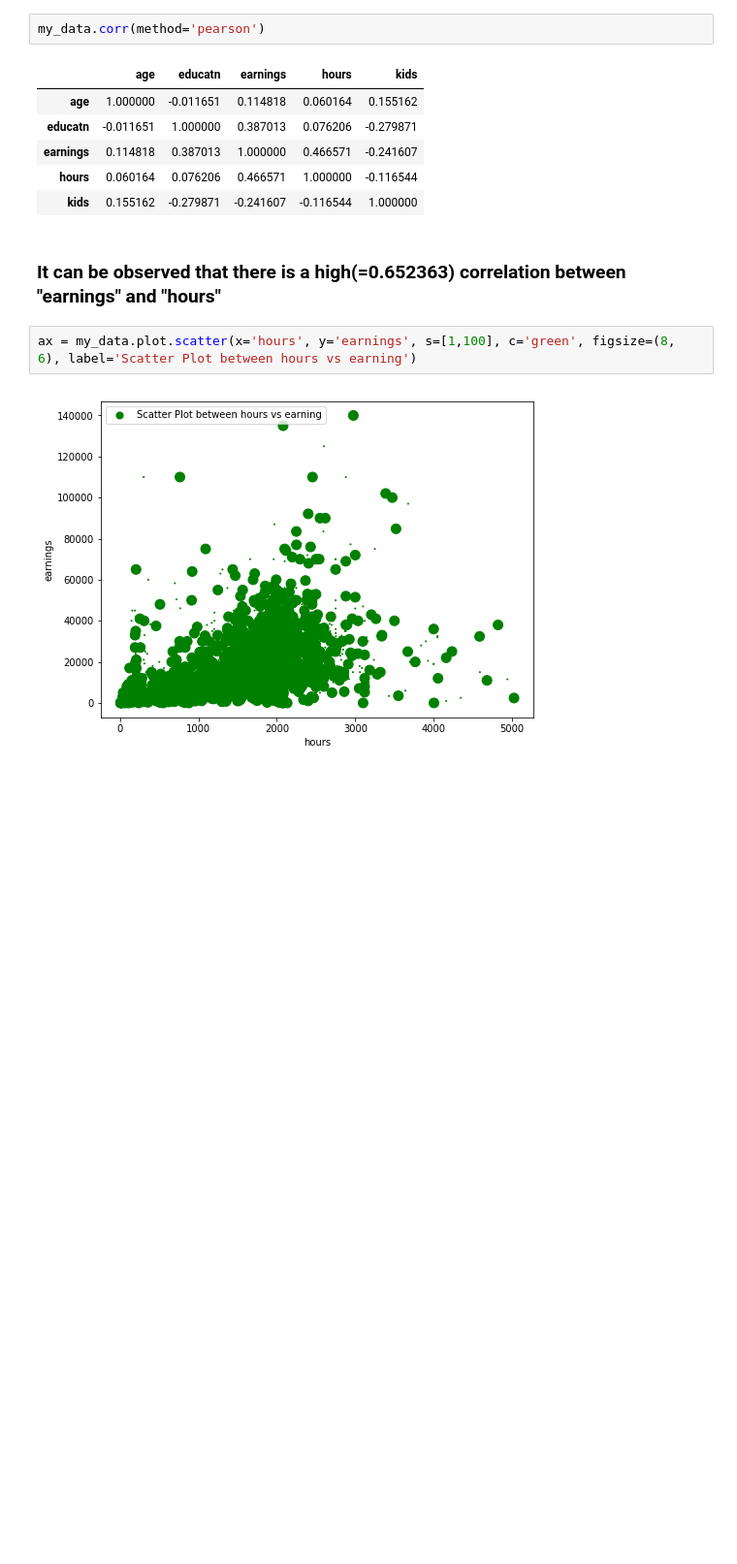
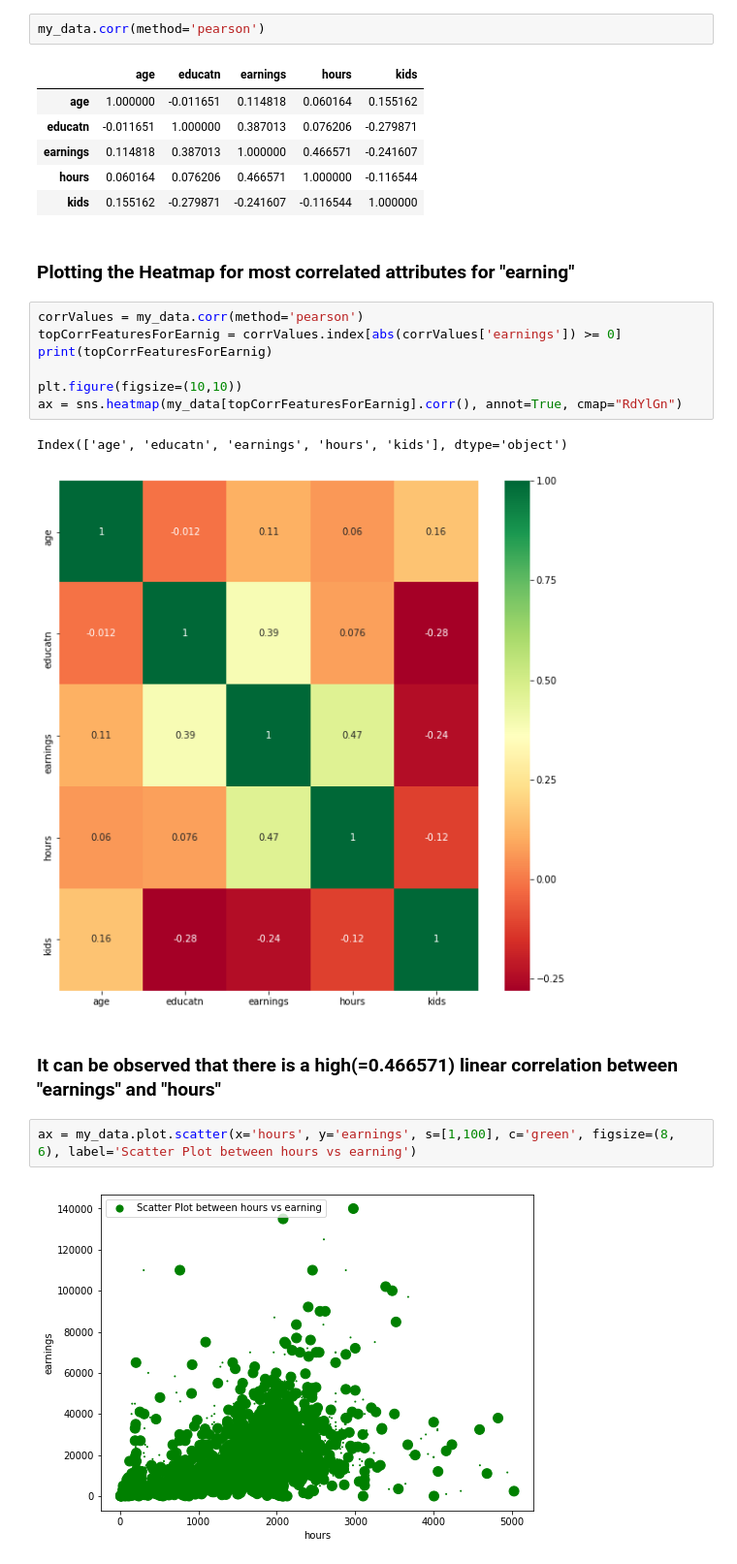
Before and after one commit to PraAnj/hypothesis-testing, a Jupyter notebook: ds project.ipynb, the cells around one changed output. Shown at 97% size. Cells and saved outputs as stored; diff of their text form; blank space fills up the shorter version.

Commit message:
Heat for pearson's correlation coefficient with respect to earnings added

```diff
--- a/ds project.ipynb
+++ b/ds project.ipynb
@@ -199,8 +200,20 @@ my_data.corr(method='pearson')
 | earnings | 0.114818 | 0.387013 | 1.000000 | 0.466571 | -0.241607 |
 | hours | 0.060164 | 0.076206 | 0.466571 | 1.000000 | -0.116544 |
 | kids | 0.155162 | -0.279871 | -0.241607 | -0.116544 | 1.000000 |
+# %% [markdown]
+### Plotting the Heatmap for most correlated attributes for "earning"
+# %%
+corrValues = my_data.corr(method='pearson')
+topCorrFeaturesForEarnig = corrValues.index[abs(corrValues['earnings']) >= 0]
+print(topCorrFeaturesForEarnig)
+
+plt.figure(figsize=(10,10))
+ax = sns.heatmap(my_data[topCorrFeaturesForEarnig].corr(), annot=True, cmap="RdYlGn")
+# %% [output]
+Index(['age', 'educatn', 'earnings', 'hours', 'kids'], dtype='object')
+[figure, added]
 # %% [markdown]
-### It can be observed that there is a high(=0.652363) correlation between "earnings" and "hours"
+### It can be observed that there is a high(=0.466571) linear correlation between "earnings" and "hours"
 # %%
 ax = my_data.plot.scatter(x='hours', y='earnings', s=[1,100], c='green', figsize=(8, 6), label='Scatter Plot between hours vs earning')
 # %% [output]
```
Also changed, not shown: parts of 8 cells of this notebook.
